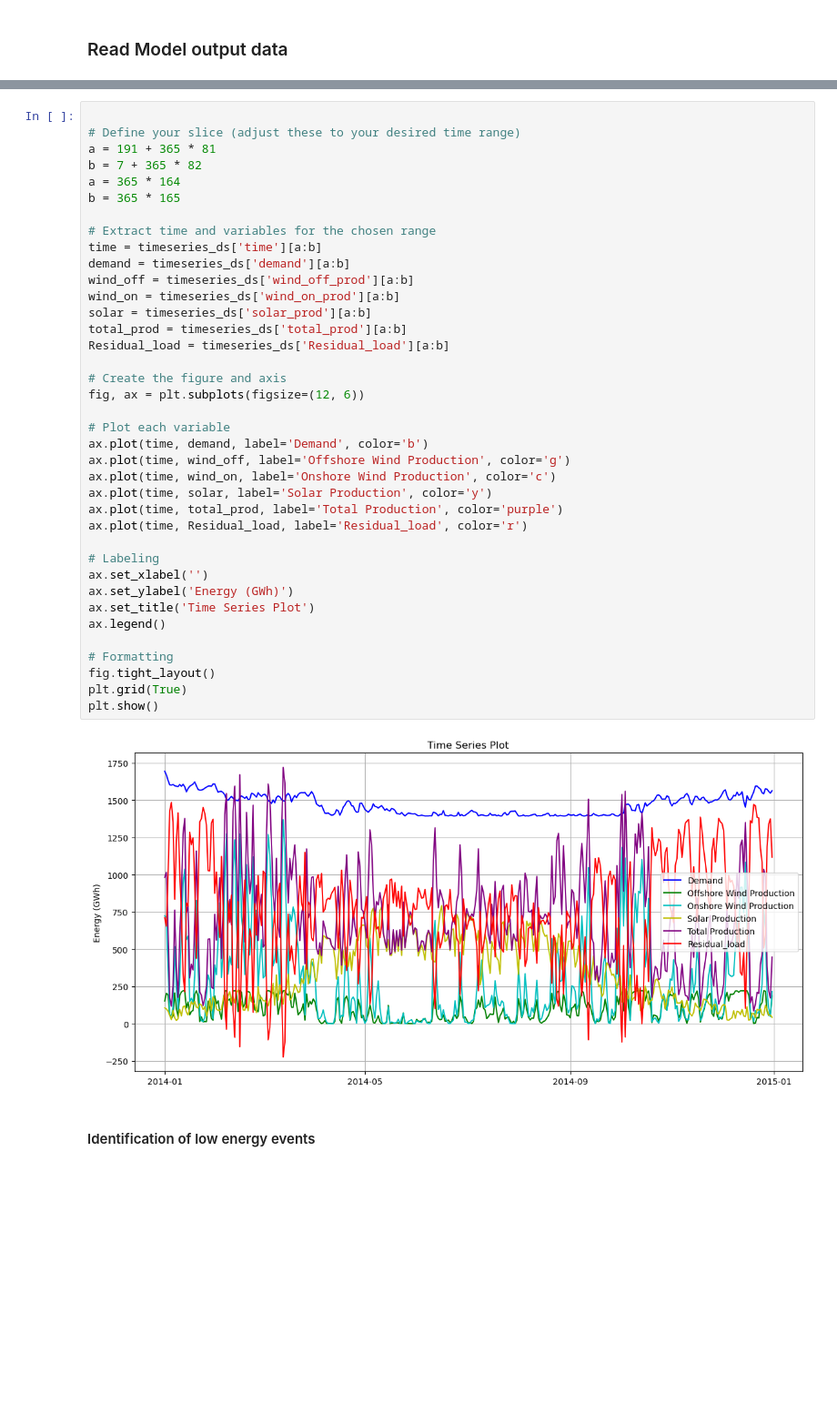
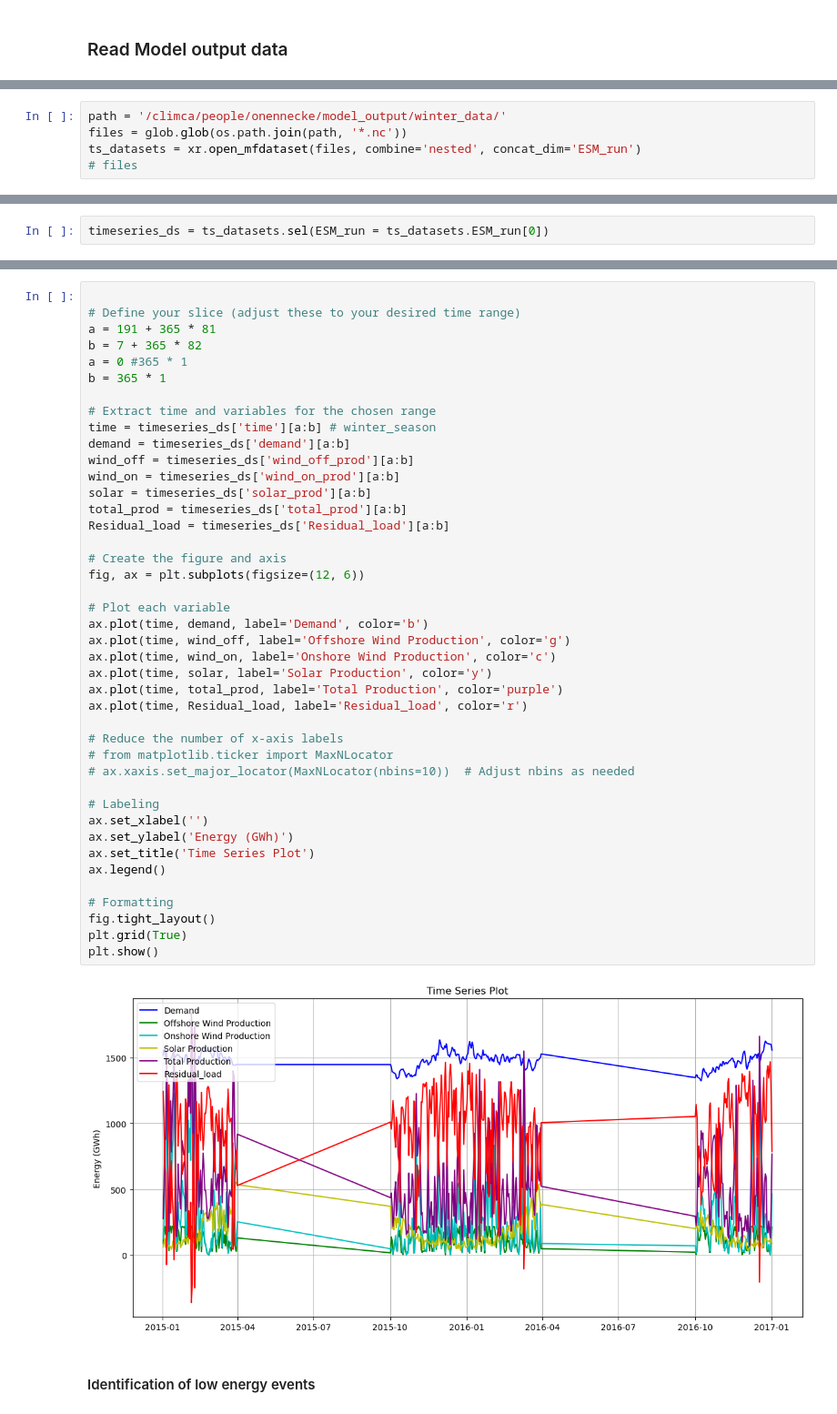
Before and after one commit to O-Nennecke/RL_2026_paper, a Jupyter notebook: LEE_Detection.ipynb, the cells around one changed output, grey strips where cells are left out. Shown at 91% size. Saved outputs shown, nothing was run; the diff lists cells and outputs as text; blank space fills up the shorter version.

Commit message:
Fix time format issues

```diff
--- a/LEE_Detection.ipynb
+++ b/LEE_Detection.ipynb
@@ -25,0 +53,5 @@ import cartopy.feature as cfeature
+# %%
+path = '/climca/people/onennecke/model_output/winter_data/'
+files = glob.glob(os.path.join(path, '*.nc'))
+ts_datasets = xr.open_mfdataset(files, combine='nested', concat_dim='ESM_run')
+# files
@@ -25,0 +130,2 @@ import cartopy.feature as cfeature
+# %%
+timeseries_ds = ts_datasets.sel(ESM_run = ts_datasets.ESM_run[0])
@@ -28,40 +154,44 @@ import cartopy.feature as cfeature
 # Define your slice (adjust these to your desired time range)
 a = 191 + 365 * 81
 b = 7 + 365 * 82
-a = 365 * 164
-b = 365 * 165
+a = 0 #365 * 1
+b = 365 * 1
 
 # Extract time and variables for the chosen range
-time = timeseries_ds['time'][a:b]
+time = timeseries_ds['time'][a:b] # winter_season
 demand = timeseries_ds['demand'][a:b]
 wind_off = timeseries_ds['wind_off_prod'][a:b]
 wind_on = timeseries_ds['wind_on_prod'][a:b]
 solar = timeseries_ds['solar_prod'][a:b]
 total_prod = timeseries_ds['total_prod'][a:b]
 Residual_load = timeseries_ds['Residual_load'][a:b]
 
 # Create the figure and axis
 fig, ax = plt.subplots(figsize=(12, 6))
 
 # Plot each variable
 ax.plot(time, demand, label='Demand', color='b')
 ax.plot(time, wind_off, label='Offshore Wind Production', color='g')
 ax.plot(time, wind_on, label='Onshore Wind Production', color='c')
 ax.plot(time, solar, label='Solar Production', color='y')
 ax.plot(time, total_prod, label='Total Production', color='purple')
 ax.plot(time, Residual_load, label='Residual_load', color='r')
 
+# Reduce the number of x-axis labels
+# from matplotlib.ticker import MaxNLocator
+# ax.xaxis.set_major_locator(MaxNLocator(nbins=10))  # Adjust nbins as needed
+
 # Labeling
 ax.set_xlabel('')
 ax.set_ylabel('Energy (GWh)')
 ax.set_title('Time Series Plot')
 ax.legend()
 
 # Formatting
 fig.tight_layout()
 plt.grid(True)
 plt.show()
 # %% [output]
-[figure, old version]
+[figure, new version]
 # %% [markdown]
 #### Identification of low energy events
```
Also changed, not shown: parts of 10 cells of this notebook, 7 other files.
